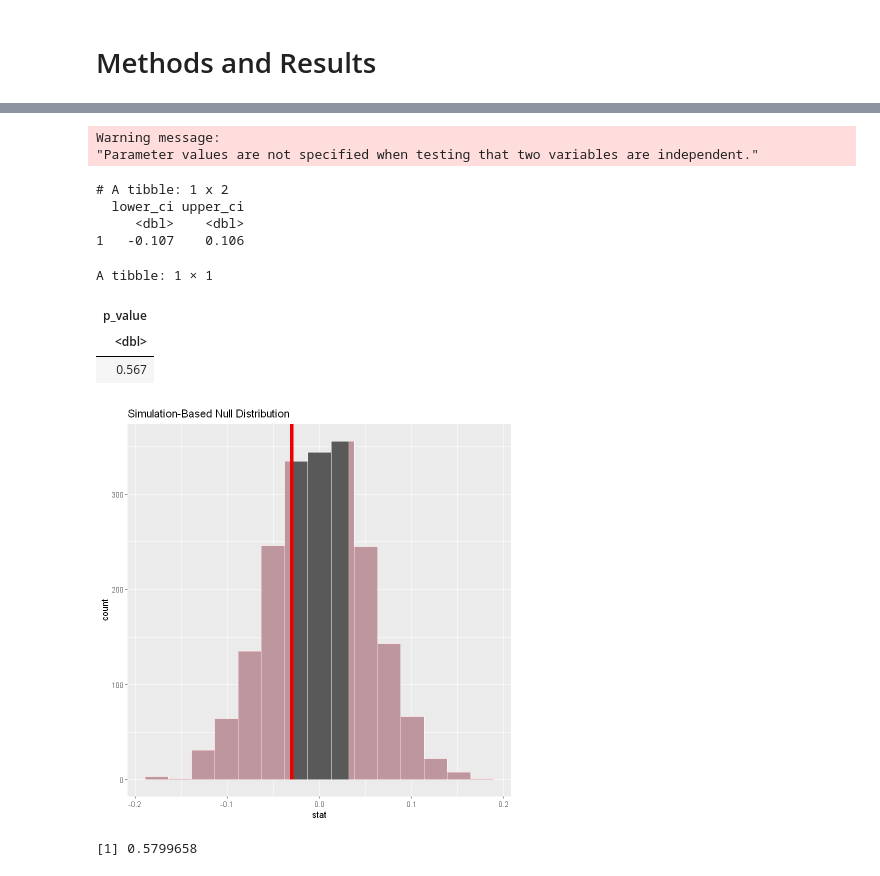
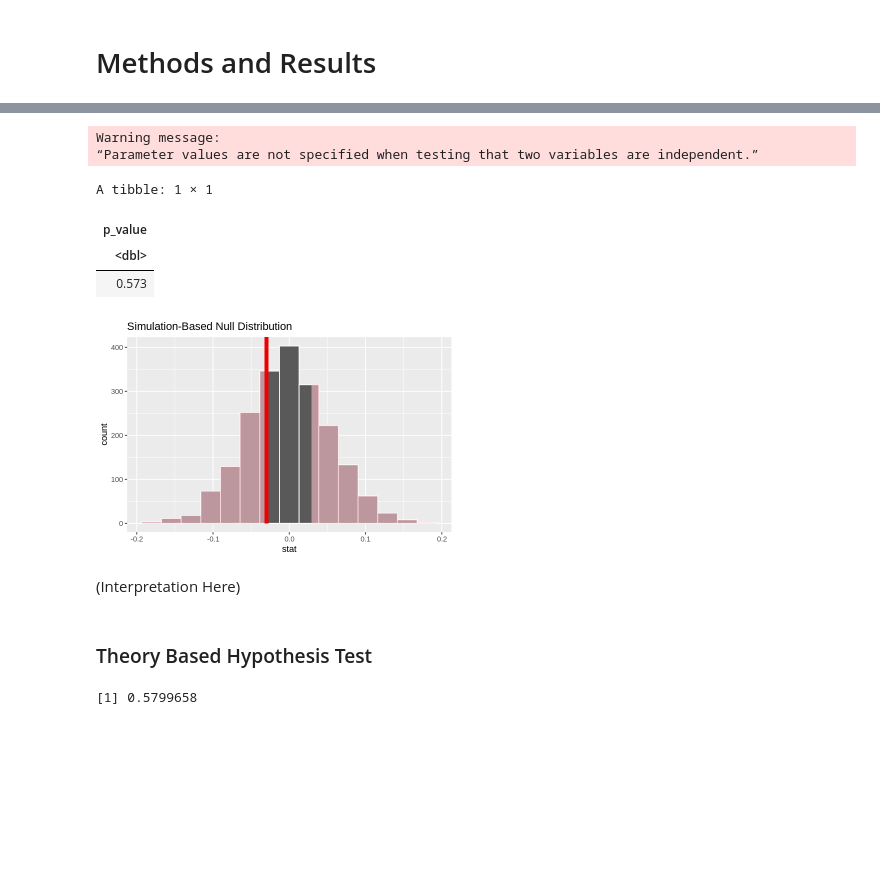
Before and after one commit to Mapleia/STAT_201_proj, a Jupyter notebook: src/Methods_Results.ipynb, the cells around one changed output, grey strips where cells are left out. Saved outputs shown, nothing was run; the diff lists cells and outputs as text; code cells hidden in the pictures; blank space fills up the shorter version.

```diff
--- a/src/Methods_Results.ipynb
+++ b/src/Methods_Results.ipynb
@@ -80,45 +80,38 @@ bootstrap_dist_data_infer	%>%	visualize() +
 # %%
-level <- 0.95
+alpha <- 0.05
 
-# null distribution (diff of means is 0)
-# of the difference in means
+# null distribution (N0 : mu1 - mu1 = 0) of the difference in means
 null_distribution_mean <- dataset %>%
-  specify(formula = area_log10~category) %>%
+  specify(formula = area_log10 ~ category) %>%
   hypothesize(null = "independence", mu = 0) %>%
   generate(reps = 2000, type = "permute") %>%
   calculate(stat = "diff in means", order = order)
 
-# the confidence interval of the null distribution
-percentile_ci_null <- null_distribution_mean %>%
-  get_ci(type = "percentile", level =level)
-
-print(percentile_ci_null)
-
-# retrieve the difference in means found in the dataset
+# calculate our sample statistic
 obs_diff_means <- dataset %>%
-  specify(formula = area_log10~category) %>%
+  specify(formula = area_log10 ~ category) %>%
   calculate(stat = "diff in means", order = order)
 
 # visualize into histogram and show where the p-value lies
-null_distribution_mean %>% visualize() +
-    # shade_confidence_interval(endpoints = percentile_ci_null) +
-    shade_p_value(obs_stat = obs_diff_means, direction = "both")
+null_distribution_mean %>%
+    visualize() +
+    shade_p_value(obs_diff_means, direction = "two_sided")
 
-# retrieve the p-value calculated
+# calculate precise p-value of our statistic under the null model
 null_distribution_mean %>%
   get_p_value(obs_stat = obs_diff_means, direction = "both")
 # %% [output]
 Warning message:
-"Parameter values are not specified when testing that two variables are independent."
+“Parameter values are not specified when testing that two variables are independent.”
-# A tibble: 1 x 2
-  lower_ci upper_ci
-     <dbl>    <dbl>
-1   -0.107    0.106
+A tibble: 1 × 1
-A tibble: 1 × 1
 | p_value |
 | <dbl> |
-| 0.567 |
+| 0.573 |
-[figure, old version]
+[figure, new version]
+# %% [markdown]
+(Interpretation Here)
+# %% [markdown]
+### Theory Based Hypothesis Test
 # %%
 # split the category
 high_cat <- filter(dataset, category == 'high')
```
Also changed, not shown: parts of 11 cells of this notebook, 2 other files.
